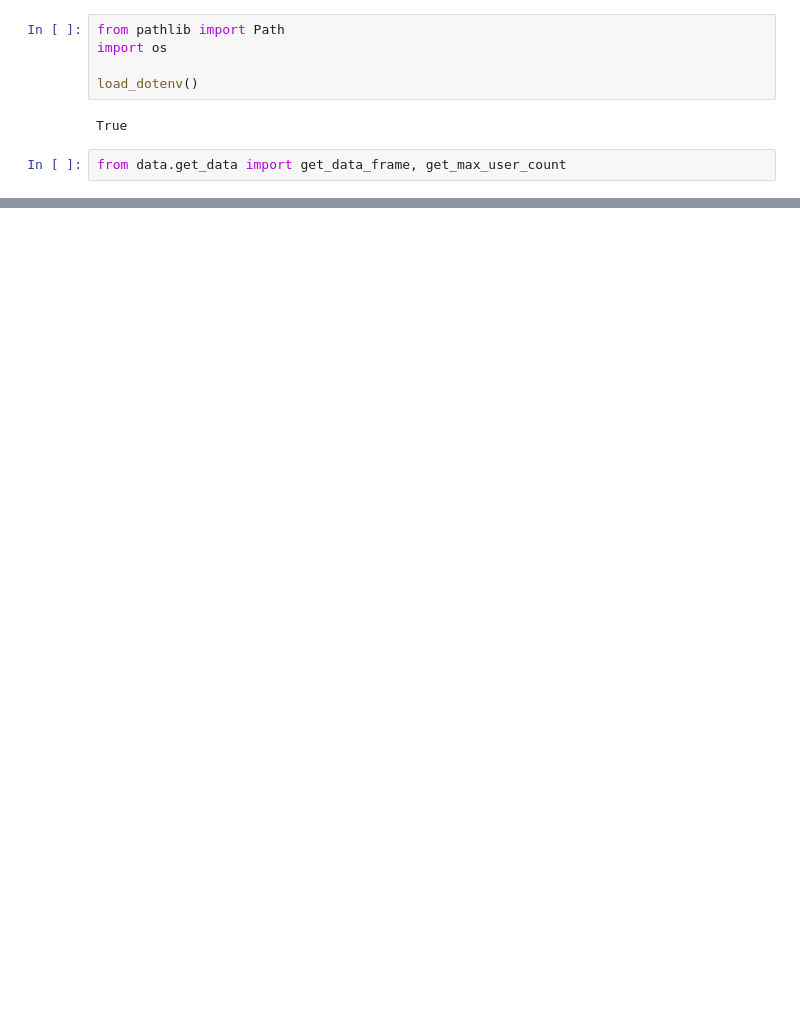
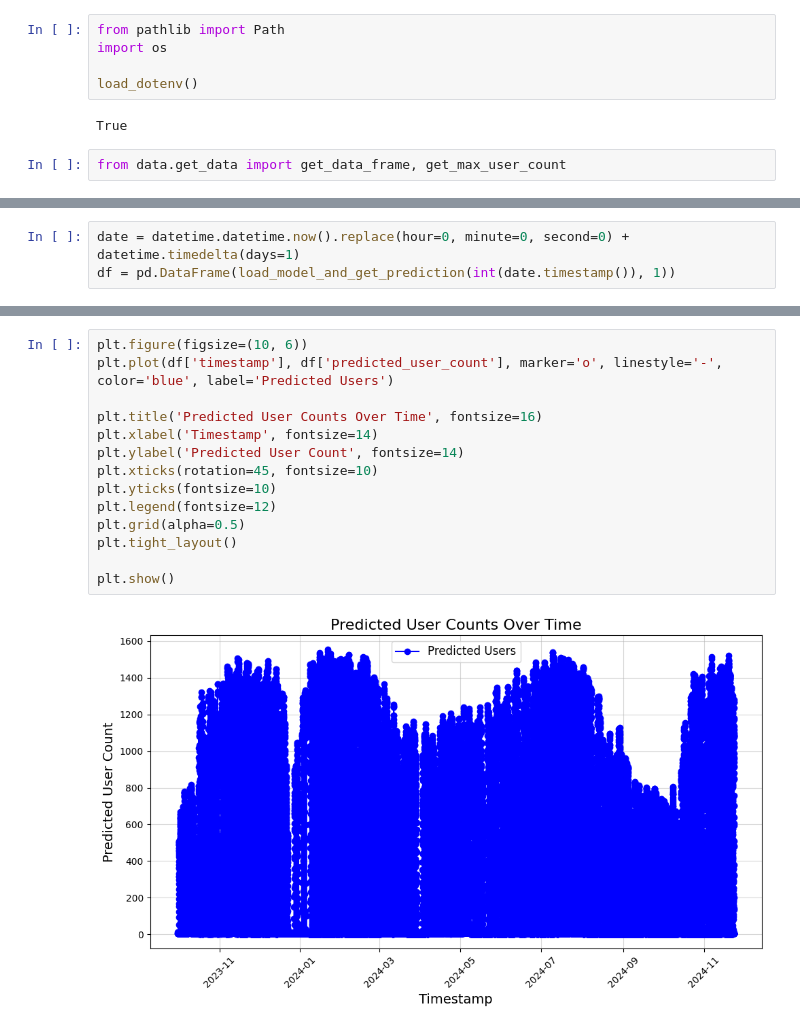
Before and after one commit to bibradar/ml, a Jupyter notebook: tst.ipynb, the cells around one changed output, grey strips where cells are left out. Saved outputs shown, nothing was run; the diff lists cells and outputs as text; blank space fills up the shorter version.

```diff
--- a/tst.ipynb
+++ b/tst.ipynb
@@ -141,0 +155,3 @@ forecasts = list(predictorTST.predict(test_ds))
+# %%
+date = datetime.datetime.now().replace(hour=0, minute=0, second=0) + datetime.timedelta(days=1)
+df = pd.DataFrame(load_model_and_get_prediction(int(date.timestamp()), 1))
@@ -141,0 +174,16 @@ forecasts = list(predictorTST.predict(test_ds))
+# %%
+plt.figure(figsize=(10, 6))
+plt.plot(df['timestamp'], df['predicted_user_count'], marker='o', linestyle='-', color='blue', label='Predicted Users')
+
+plt.title('Predicted User Counts Over Time', fontsize=16)
+plt.xlabel('Timestamp', fontsize=14)
+plt.ylabel('Predicted User Count', fontsize=14)
+plt.xticks(rotation=45, fontsize=10)
+plt.yticks(fontsize=10)
+plt.legend(fontsize=12)
+plt.grid(alpha=0.5)
+plt.tight_layout()
+
+plt.show()
+# %% [output]
+[figure, added]
```
Also changed, not shown: parts of 10 cells of this notebook.
